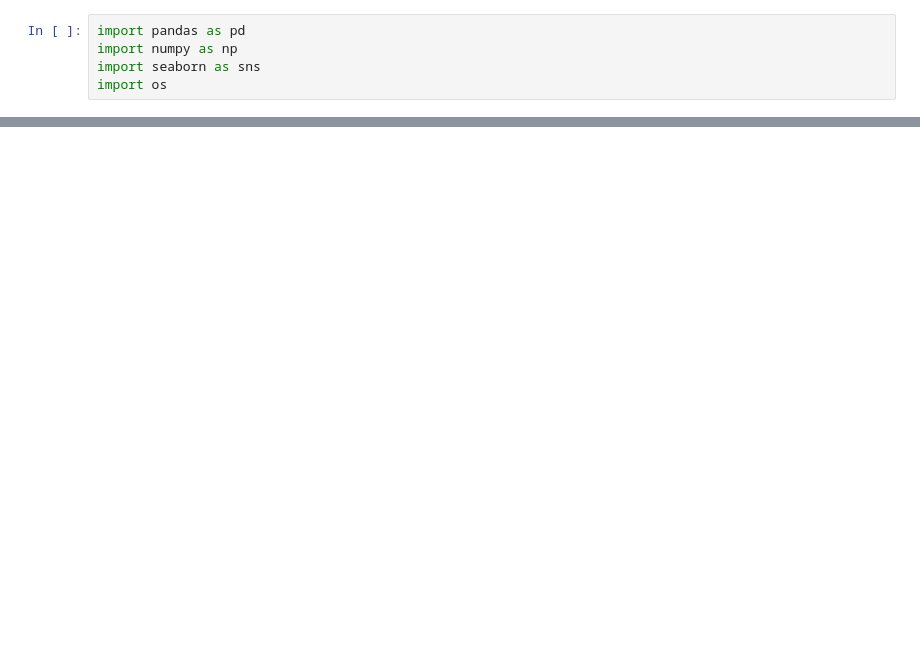
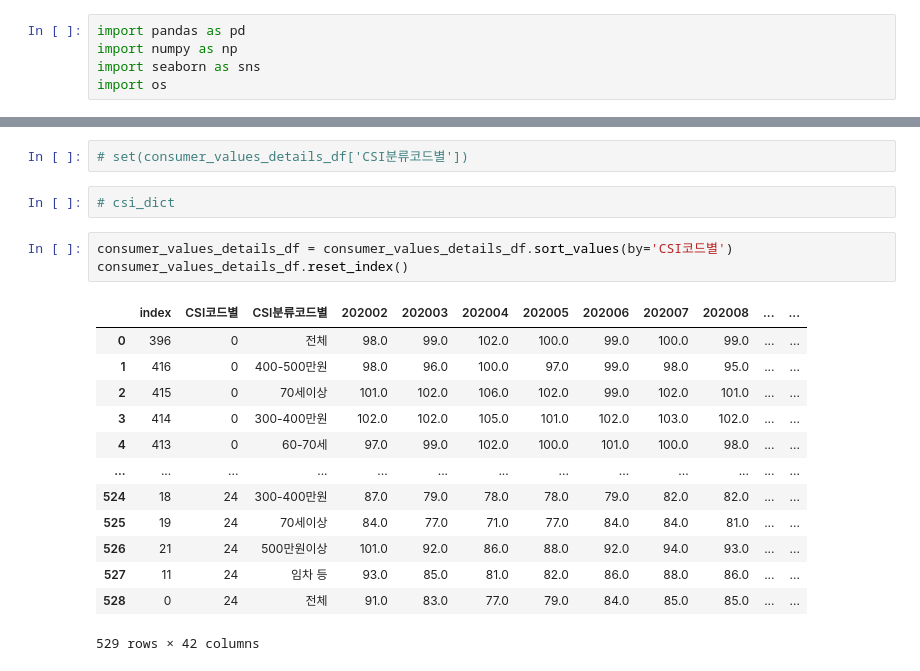
Before and after one commit to siho-song/datascience, a Jupyter notebook: project/project/Untitled.ipynb, the cells around one changed output, grey strips where cells are left out. Cells and saved outputs as stored; diff of their text form; blank space fills up the shorter version.

```diff
--- a/project/project/Untitled.ipynb
+++ b/project/project/Untitled.ipynb
@@ -116,0 +105,21 @@ weights_df[:]
+# %%
+# set(consumer_values_details_df['CSI분류코드별'])
+# %%
+# csi_dict
+# %%
+consumer_values_details_df = consumer_values_details_df.sort_values(by='CSI코드별')
+consumer_values_details_df.reset_index()
+# %% [output]
+|  | index | CSI코드별 | CSI분류코드별 | 202002 | 202003 | 202004 | 202005 | 202006 | 202007 | 202008 | ... | ... |
+| 0 | 396 | 0 | 전체 | 98.0 | 99.0 | 102.0 | 100.0 | 99.0 | 100.0 | 99.0 | ... | ... |
+| 1 | 416 | 0 | 400-500만원 | 98.0 | 96.0 | 100.0 | 97.0 | 99.0 | 98.0 | 95.0 | ... | ... |
+| 2 | 415 | 0 | 70세이상 | 101.0 | 102.0 | 106.0 | 102.0 | 99.0 | 102.0 | 101.0 | ... | ... |
+| 3 | 414 | 0 | 300-400만원 | 102.0 | 102.0 | 105.0 | 101.0 | 102.0 | 103.0 | 102.0 | ... | ... |
+| 4 | 413 | 0 | 60-70세 | 97.0 | 99.0 | 102.0 | 100.0 | 101.0 | 100.0 | 98.0 | ... | ... |
+| ... | ... | ... | ... | ... | ... | ... | ... | ... | ... | ... | ... | ... |
+| 524 | 18 | 24 | 300-400만원 | 87.0 | 79.0 | 78.0 | 78.0 | 79.0 | 82.0 | 82.0 | ... | ... |
+| 525 | 19 | 24 | 70세이상 | 84.0 | 77.0 | 71.0 | 77.0 | 84.0 | 84.0 | 81.0 | ... | ... |
+| 526 | 21 | 24 | 500만원이상 | 101.0 | 92.0 | 86.0 | 88.0 | 92.0 | 94.0 | 93.0 | ... | ... |
+| 527 | 11 | 24 | 임차 등 | 93.0 | 85.0 | 81.0 | 82.0 | 86.0 | 88.0 | 86.0 | ... | ... |
+| 528 | 0 | 24 | 전체 | 91.0 | 83.0 | 77.0 | 79.0 | 84.0 | 85.0 | 85.0 | ... | ... |
+529 rows × 42 columns
```
Also changed, not shown: parts of 30 cells of this notebook, 5 other files.
